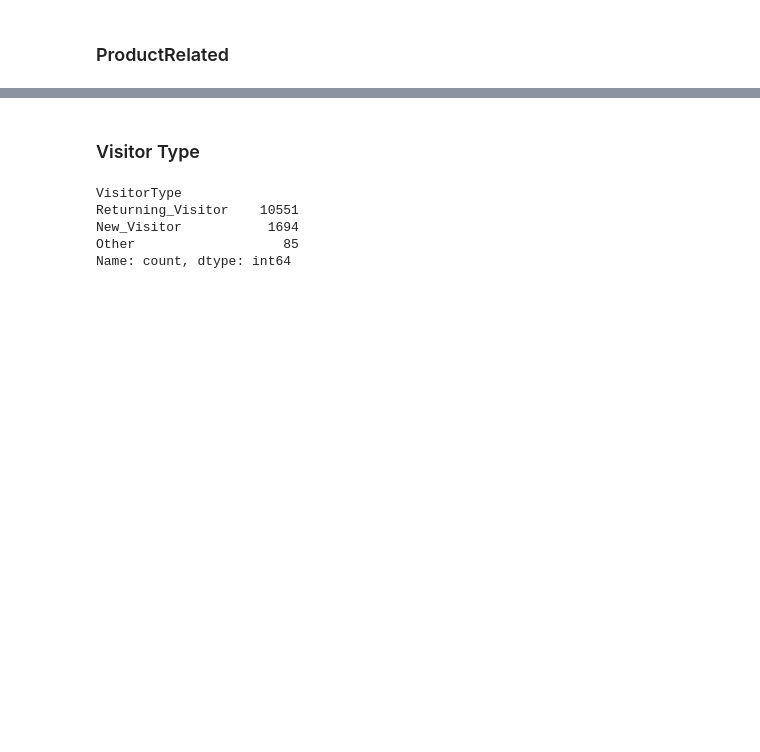
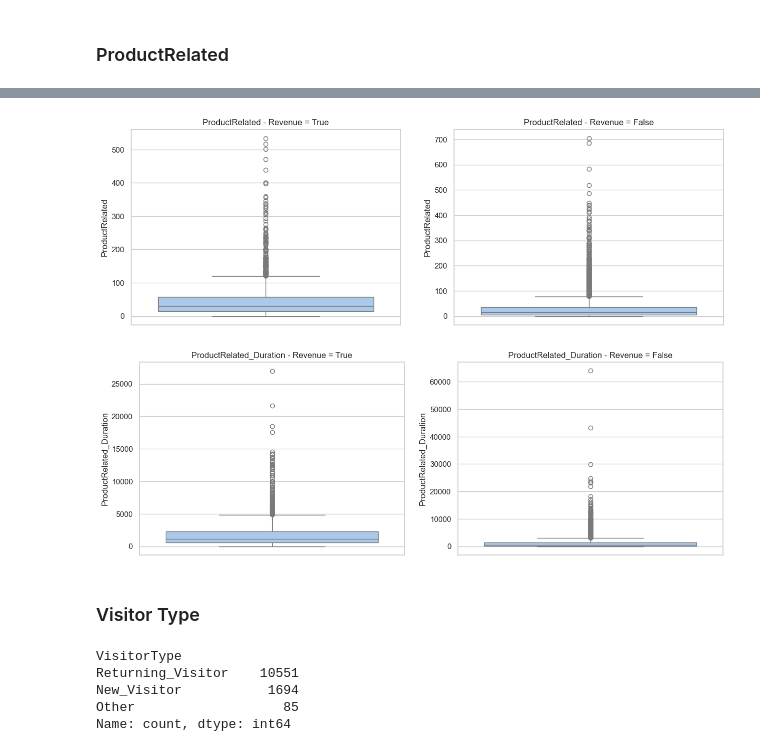
Before and after one commit to diegodvallejos/SanTec-Challenge, a Jupyter notebook: Santander Tecnología - Exámen Data science.ipynb, the cells around one changed output, grey strips where cells are left out. Drawn from its saved outputs; the diff is of its cells as text; code cells hidden in the pictures; blank space fills up the shorter version.

```diff
--- a/Santander Tecnología - Exámen Data science.ipynb
+++ b/Santander Tecnología - Exámen Data science.ipynb
@@ -333,3 +372,26 @@ plt.show()
+# %%
+fig, (ax1, ax2) = plt.subplots(1, 2, figsize=(15, 5))
+
+sns.boxplot(data=df[df['Revenue'] == True], y='ProductRelated', ax=ax1)
+sns.boxplot(data=df[df['Revenue'] == False], y='ProductRelated', ax=ax2)
+
+ax1.set_title('ProductRelated - Revenue = True')
+ax2.set_title('ProductRelated - Revenue = False')
+
+plt.show()
+
+fig, (ax1, ax2) = plt.subplots(1, 2, figsize=(15, 5))
+
+sns.boxplot(data=df[df['Revenue'] == True], y='ProductRelated_Duration', ax=ax1)
+sns.boxplot(data=df[df['Revenue'] == False], y='ProductRelated_Duration', ax=ax2)
+
+ax1.set_title('ProductRelated_Duration - Revenue = True')
+ax2.set_title('ProductRelated_Duration - Revenue = False')
+
+plt.show()
+# %% [output]
+[figure, added]
+[figure, added]
 # %% [markdown]
 ### Visitor Type
 # %%
```
Also changed, not shown: parts of 23 cells of this notebook, 1 other file.
